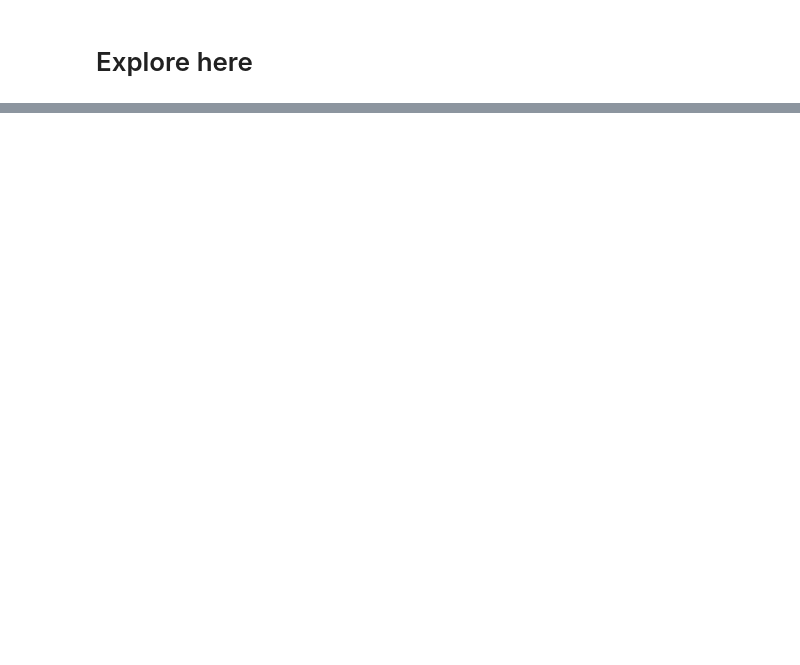
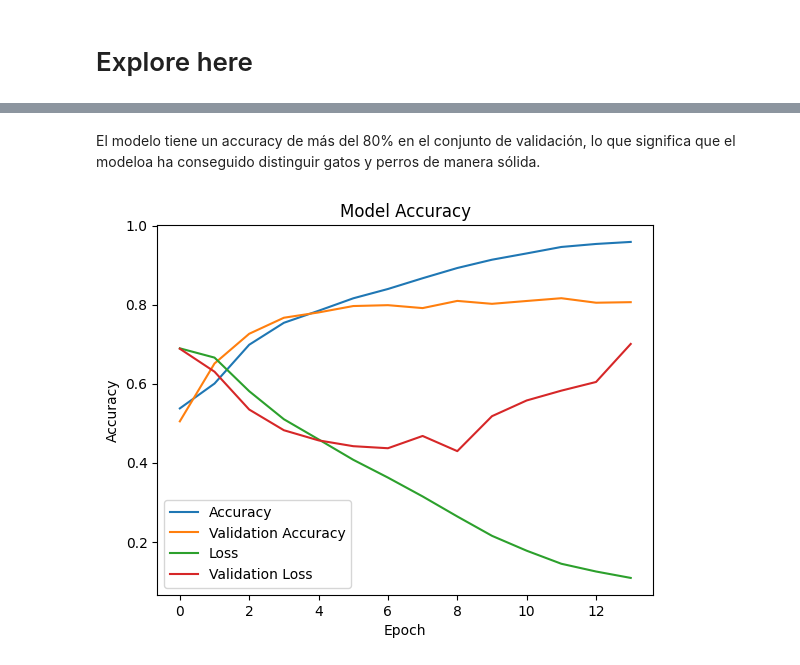
Before and after one commit to 4GeeksAcademy/pille9-clasif-image, a Jupyter notebook: src/explore.ipynb, the cells around one changed output, grey strips where cells are left out. Drawn from its saved outputs; the diff is of its cells as text; code cells hidden in the pictures; blank space fills up the shorter version.

```diff
--- a/src/explore.ipynb
+++ b/src/explore.ipynb
@@ -95,0 +91,15 @@ Found 0 images belonging to 0 classes.
+# %%
+# Compile the Model before Training
+model.compile(loss ='binary_crossentropy', optimizer = Adam(learning_rate = 0.001), metrics = ["accuracy"])
+# %%
+# Definir callbacks
+checkpoint = ModelCheckpoint("../models/best_model.h5", monitor='val_accuracy', save_best_only=True, mode='max')
+early_stop = EarlyStopping(monitor='val_loss', patience=5)
+# %%
+# Entrenamiento del modelo
+history = model.fit(
+    train_generator,
+    validation_data=val_generator,
+    epochs=20,
+    callbacks=[checkpoint, early_stop]
+)
@@ -95,0 +138,21 @@ Found 0 images belonging to 0 classes.
+# %% [markdown]
+El modelo tiene un accuracy de más del 80% en el conjunto de validación, lo que significa que el modeloa ha conseguido distinguir gatos y perros de manera sólida.
+# %%
+# Check the Accuracy of the Data
+
+# Plot the Results
+plt.plot(history.history["accuracy"])
+plt.plot(history.history["val_accuracy"])
+plt.plot(history.history["loss"])
+plt.plot(history.history["val_loss"])
+
+# Configure the Plot Layout
+plt.title("Model Accuracy")
+plt.ylabel("Accuracy")
+plt.xlabel("Epoch")
+plt.legend(["Accuracy", "Validation Accuracy", "Loss", "Validation Loss"])
+
+# Plot
+plt.show()
+# %% [output]
+[figure, added]
```
Also changed, not shown: parts of 15 cells of this notebook, 1 other file.
